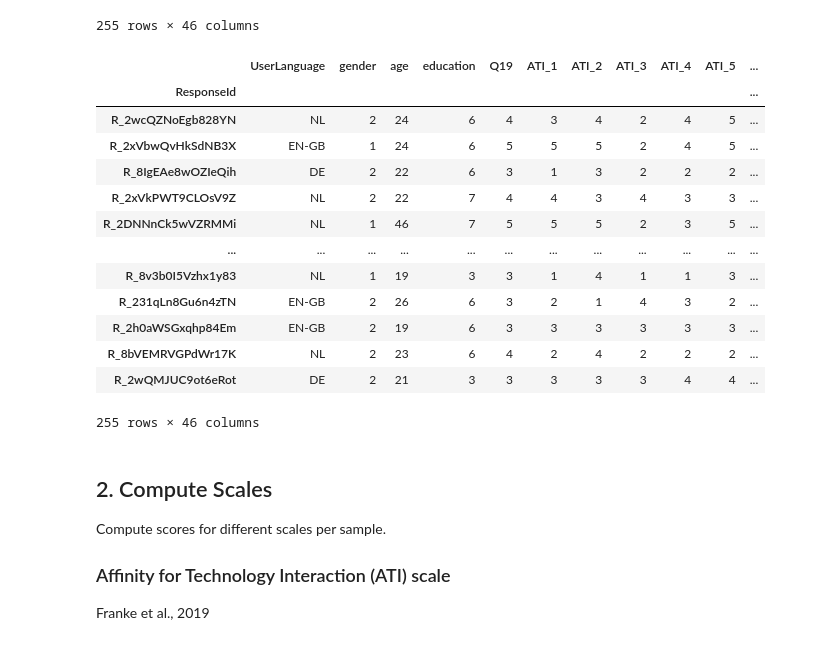
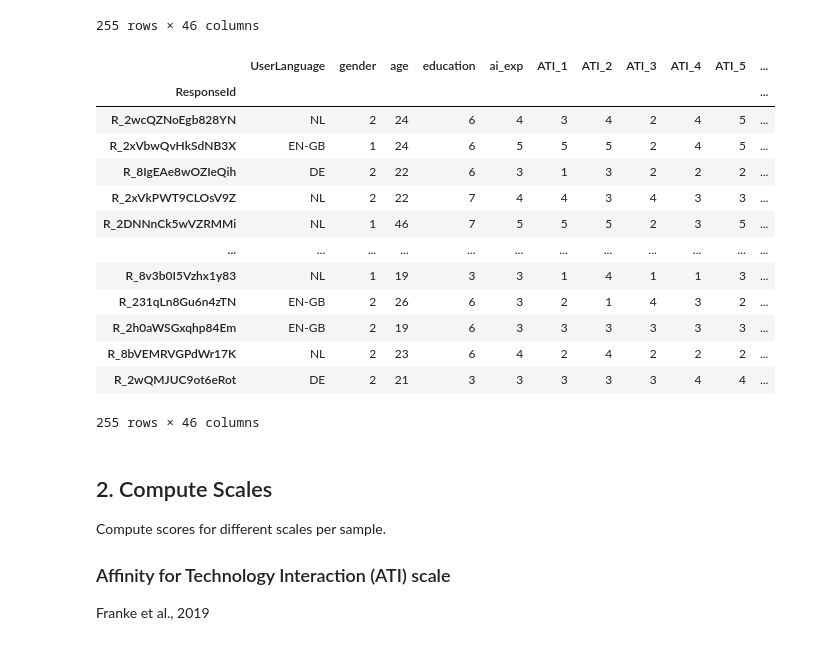
Before and after one commit to TimWiesner99/thesis-analysis, a Jupyter notebook: processing/preprocessing.ipynb, the cells around one changed output. Cells and saved outputs as stored; diff of their text form; code cells hidden in the pictures.

```diff
--- a/processing/preprocessing.ipynb
+++ b/processing/preprocessing.ipynb
@@ -113,38 +113,39 @@ data['education'] = data['education'].astype(int)
 
 # AI-experience question
 data['Q19'] = data['Q19'].astype(int)
+data.rename(columns={'Q19':'ai_exp'}, inplace=True)
 
 # ATI scale items (likert 5)
 for i in range(1, 10):
     data[f'ATI_{i}'] = data[f'ATI_{i}'].astype(int)
 
 # HCSDS scale items (likert 5)
 hcsds_items = ['HCSDS_C1', 'HCSDS_V1', 'HCSDS_C2', 'HCSDS_C3', 'HCSDS_V2', 'HCSDS_C4', 'HCSDS_V3', 'HCSDS_V4', 'HCSDS_V5']
 for item in hcsds_items:
     data[item] = data[item].astype(int)
 
 # Manipulation checks
 for i in range(1, 5):
     data[f'manip_check1_{i}'] = data[f'manip_check1_{i}'].astype(int)
 data['manip_check2'] = data['manip_check2'].astype(str)
 
 # Trust in Automation scale items (likert 5)
 tia_items = ['TiA_RC1', 'TiA_F1', 'TiA_Pro1', 'TiA_RC2', 'TiA_UP2', 'TiA_T1',
              'TiA_RC3', 'TiA_UP3', 'TiA_Pro2', 'TiA_RC4', 'TiA_T2', 'TiA_RC5',
              'TiA_UP4', 'TiA_F2', 'TiA_Pro3', 'TiA_RC6']
 for item in tia_items:
     data[item] = data[item].astype(int)
 
 # Remap experimental condition from string labels to integer values
 data['stimulus_group'] = data['stimulus_group'].replace({
     'control': get_value_for_label('stimulus_group', 'control'),
     'uncertainty': get_value_for_label('stimulus_group', 'uncertainty')
 })
 data['stimulus_group'] = data['stimulus_group'].astype(int)
 
 data
 # %% [output]
-|  | UserLanguage | gender | age | education | Q19 | ATI_1 | ATI_2 | ATI_3 | ATI_4 | ATI_5 | ... |
+|  | UserLanguage | gender | age | education | ai_exp | ATI_1 | ATI_2 | ATI_3 | ATI_4 | ATI_5 | ... |
 | ResponseId |  |  |  |  |  |  |  |  |  |  | ... |
 | R_2wcQZNoEgb828YN | NL | 2 | 24 | 6 | 4 | 3 | 4 | 2 | 4 | 5 | ... |
 | R_2xVbwQvHkSdNB3X | EN-GB | 1 | 24 | 6 | 5 | 5 | 5 | 2 | 4 | 5 | ... |
```
Also changed, not shown: parts of 1 cell of this notebook, 8 other files.
